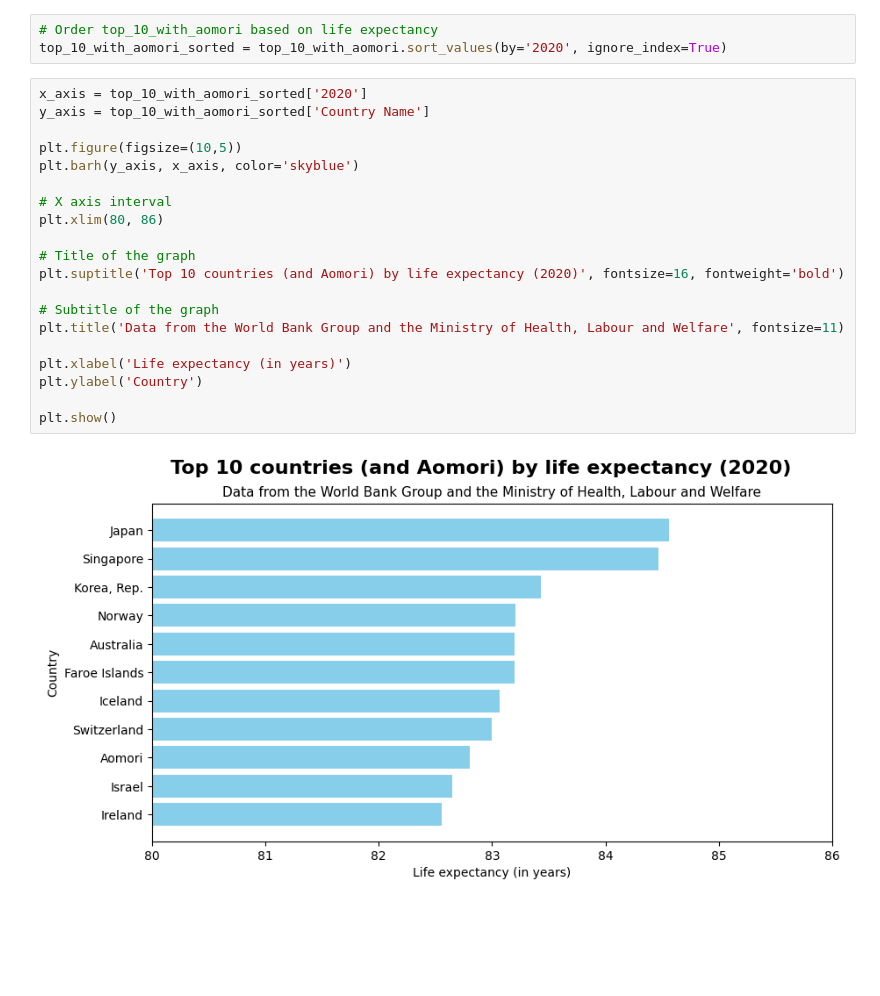
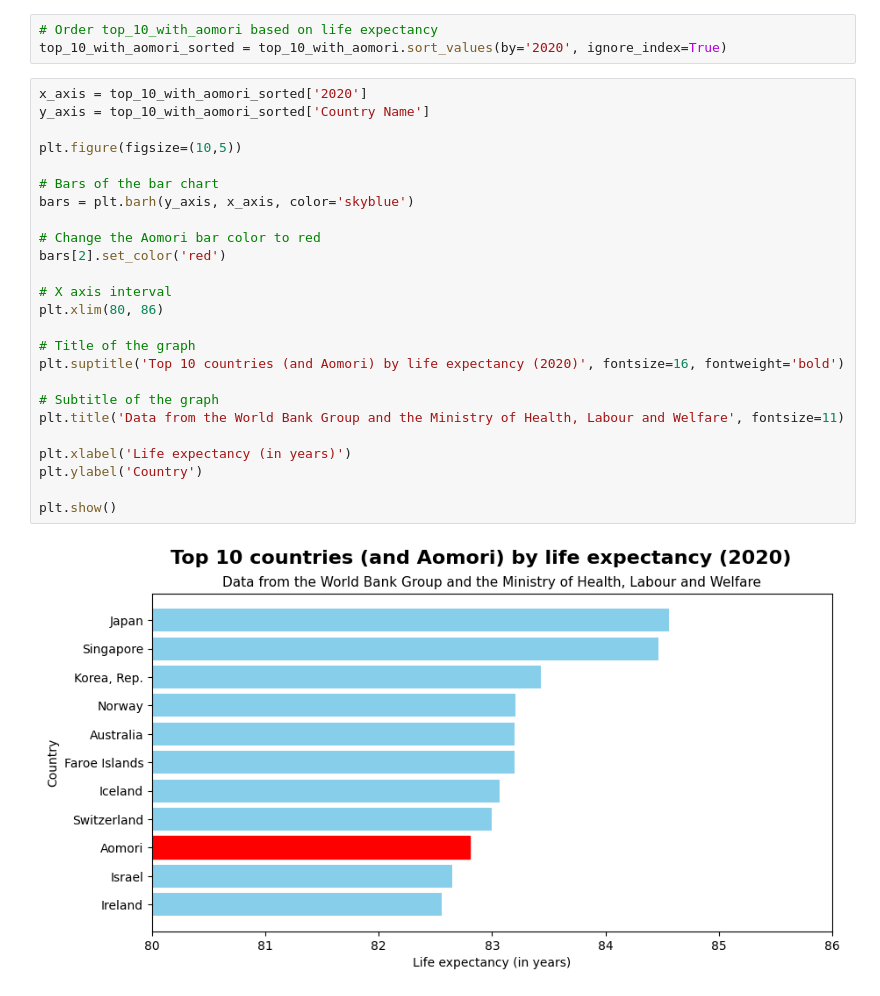
Before and after one commit to rafaseto/japan-life-expectancy, a Jupyter notebook: data_analysis.ipynb, the cells around one changed output. Cells and saved outputs as stored; diff of their text form; blank space fills up the shorter version.

Commit message:
change the Aomori bar color to red

```diff
--- a/data_analysis.ipynb
+++ b/data_analysis.ipynb
@@ -80,22 +80,27 @@ top_10_with_aomori_sorted = top_10_with_aomori.sort_values(by='2020', ignore_ind
 # %%
 x_axis = top_10_with_aomori_sorted['2020']
 y_axis = top_10_with_aomori_sorted['Country Name']
 
 plt.figure(figsize=(10,5))
-plt.barh(y_axis, x_axis, color='skyblue')
+
+# Bars of the bar chart
+bars = plt.barh(y_axis, x_axis, color='skyblue')
+
+# Change the Aomori bar color to red
+bars[2].set_color('red')
 
 # X axis interval
 plt.xlim(80, 86)
 
 # Title of the graph
 plt.suptitle('Top 10 countries (and Aomori) by life expectancy (2020)', fontsize=16, fontweight='bold')
 
 # Subtitle of the graph
 plt.title('Data from the World Bank Group and the Ministry of Health, Labour and Welfare', fontsize=11)
 
 plt.xlabel('Life expectancy (in years)')
 plt.ylabel('Country')
 
 plt.show()
 # %% [output]
-[figure, old version]
+[figure, new version]
```
